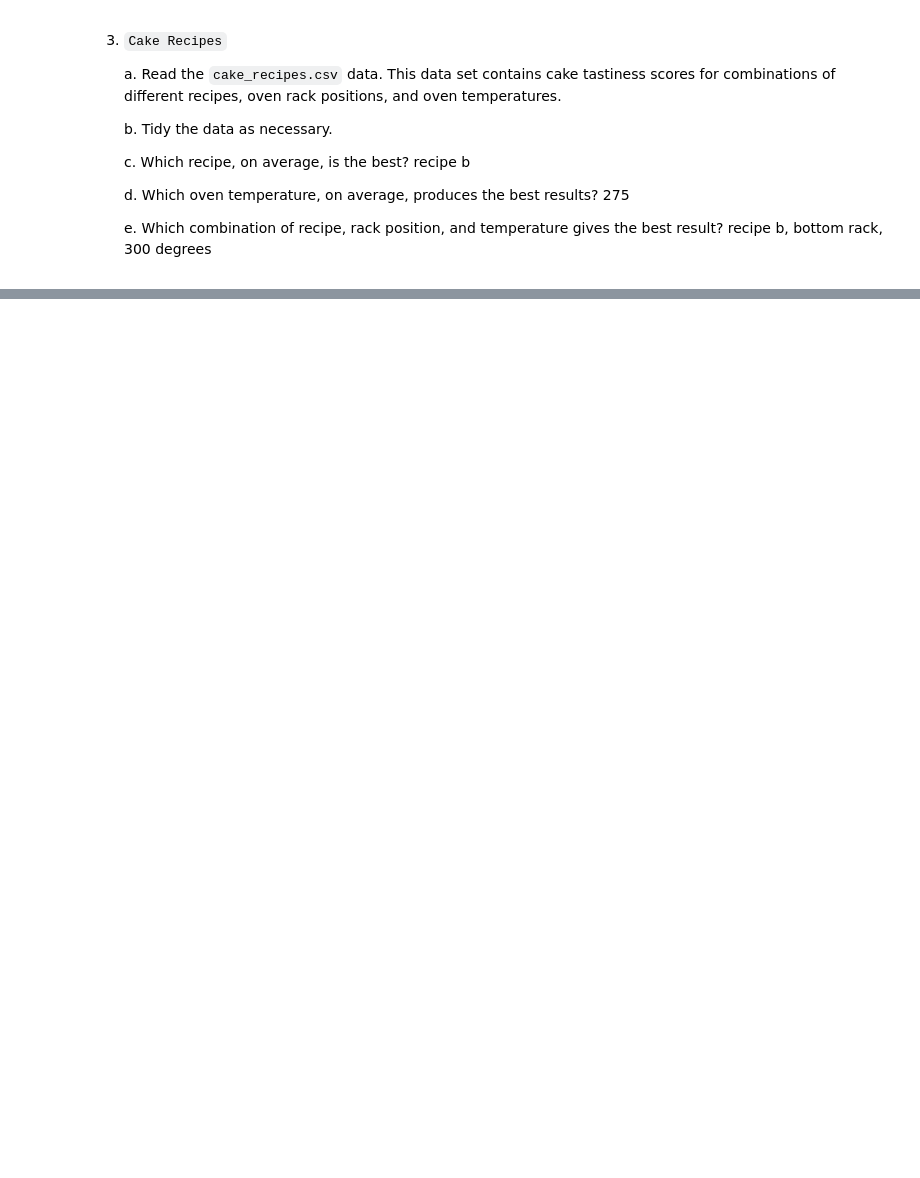
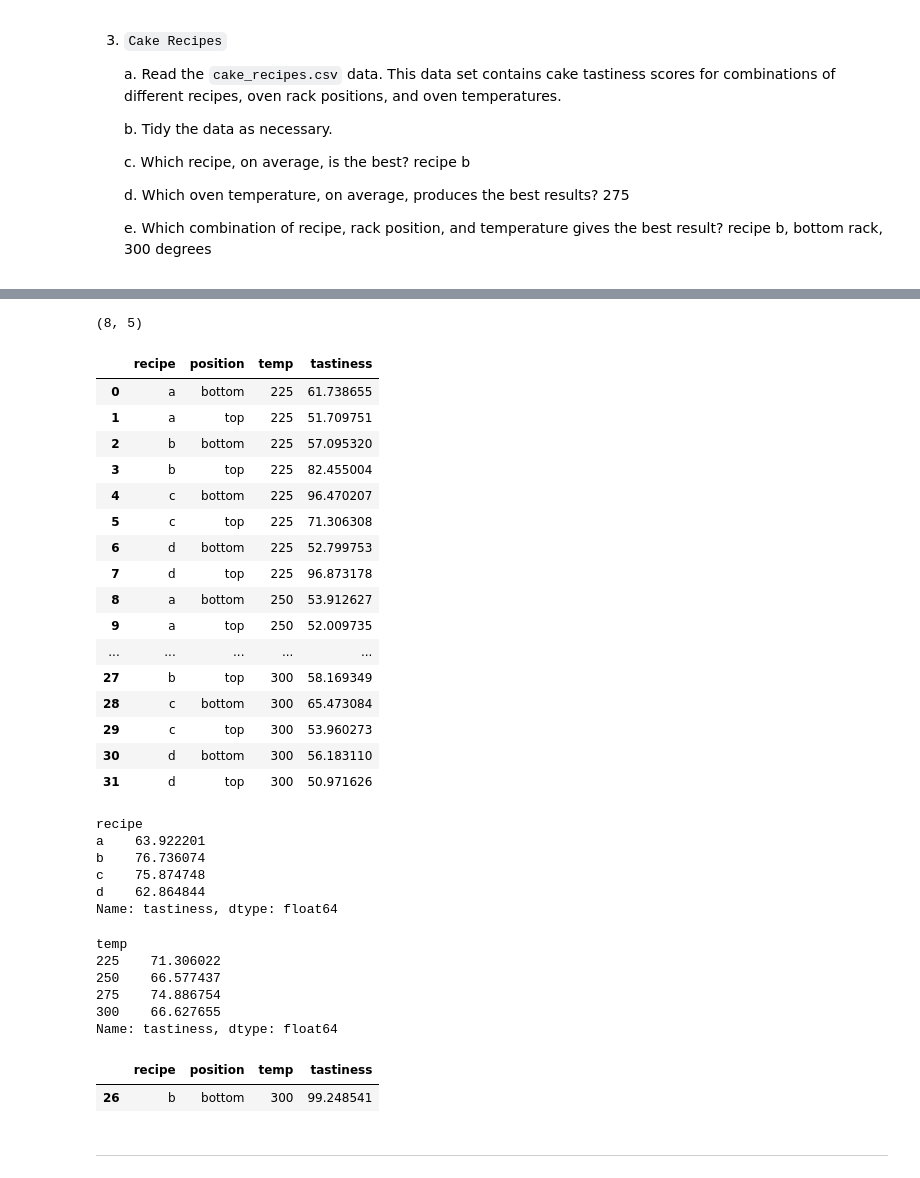
Before and after one commit to brandonjbryant/classification-exercises, a Jupyter notebook: tidy_data.ipynb, the cells around one changed output, grey strips where cells are left out. Saved outputs shown, nothing was run; the diff lists cells and outputs as text; code cells hidden in the pictures; blank space fills up the shorter version.

```diff
--- a/tidy_data.ipynb
+++ b/tidy_data.ipynb
@@ -94,3 +145,7 @@ pd.melt(df, id_vars= )
     d. Which oven temperature, on average, produces the best results? 275
 
    e. Which combination of recipe, rack position, and temperature gives the best result? recipe b, bottom rack, 300 degrees
+# %%
+#Read the cake_recipes.csv data.
+cakes = pd.read_csv('untidy-data/cake_recipes.csv')
+cakes
@@ -96,0 +177,63 @@ pd.melt(df, id_vars= )
+# %%
+cakes.shape
+# %% [output]
+(8, 5)
+# %%
+#Tidy the data as necessary.
+#recipes + posistions needs to be split
+recipe_positions = cakes['recipe:position'].str.split(':', expand=True)
+recipe_positions.columns = ['recipe', 'position']
+cakes = pd.concat([cakes, recipe_positions], axis=1).drop(columns='recipe:position')
+cakes = cakes.melt(id_vars=['recipe', 'position'], var_name='temp', value_name='tastiness')
+cakes
+# %% [output]
+|  | recipe | position | temp | tastiness |
+| 0 | a | bottom | 225 | 61.738655 |
+| 1 | a | top | 225 | 51.709751 |
+| 2 | b | bottom | 225 | 57.095320 |
+| 3 | b | top | 225 | 82.455004 |
+| 4 | c | bottom | 225 | 96.470207 |
+| 5 | c | top | 225 | 71.306308 |
+| 6 | d | bottom | 225 | 52.799753 |
+| 7 | d | top | 225 | 96.873178 |
+| 8 | a | bottom | 250 | 53.912627 |
+| 9 | a | top | 250 | 52.009735 |
+| ... | ... | ... | ... | ... |
+| 27 | b | top | 300 | 58.169349 |
+| 28 | c | bottom | 300 | 65.473084 |
+| 29 | c | top | 300 | 53.960273 |
+| 30 | d | bottom | 300 | 56.183110 |
+| 31 | d | top | 300 | 50.971626 |
+# %%
+# Which recipe, on average, is the best?
+#use groupby
+#Recipe B
+cakes.groupby('recipe').tastiness.mean()
+# %% [output]
+recipe
+a    63.922201
+b    76.736074
+c    75.874748
+d    62.864844
+Name: tastiness, dtype: float64
+# %%
+# Which oven temperature, on average, produces the best results?
+#225
+cakes.groupby('temp').tastiness.mean()
+# %% [output]
+temp
+225    71.306022
+250    66.577437
+275    74.886754
+300    66.627655
+Name: tastiness, dtype: float64
+# %%
+#  Which combination of recipe, rack position, and temperature gives the best result?
+# Recipe B
+#use sort values
+cakes.sort_values(by='tastiness').tail(1)
+# %% [output]
+|  | recipe | position | temp | tastiness |
+| 26 | b | bottom | 300 | 99.248541 |
+# %% [markdown]
+<hr style="border-top: 10px groove limegreen; margin-top: 1px; margin-bottom: 1px"></hr>
```
Also changed, not shown: parts of 33 cells of this notebook.
